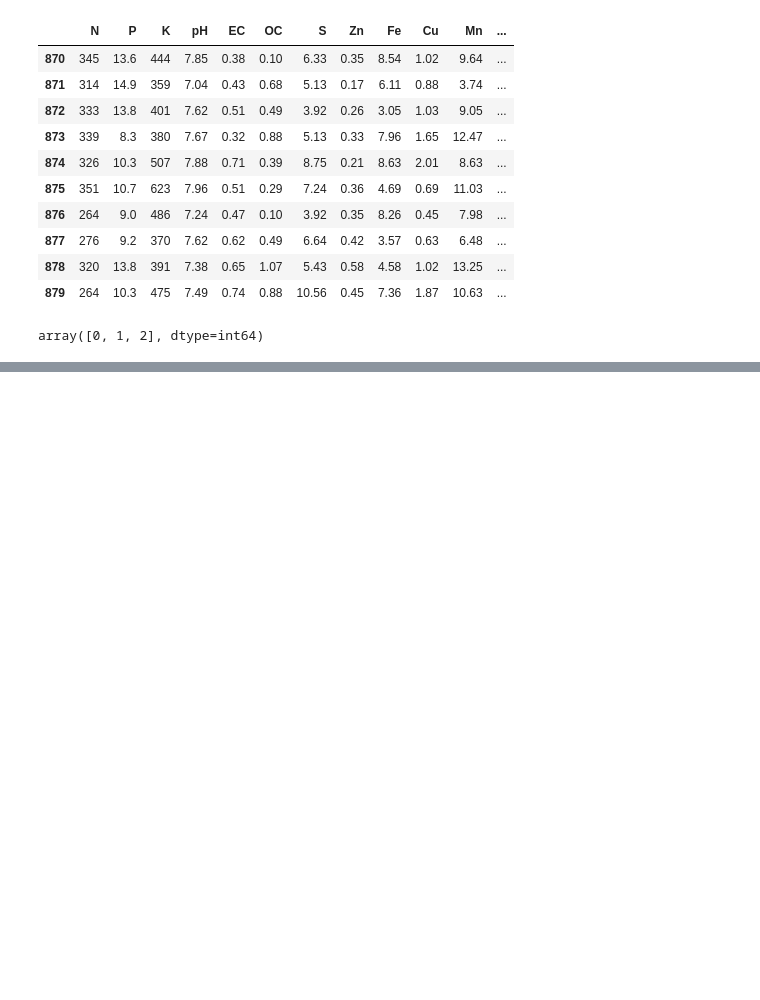
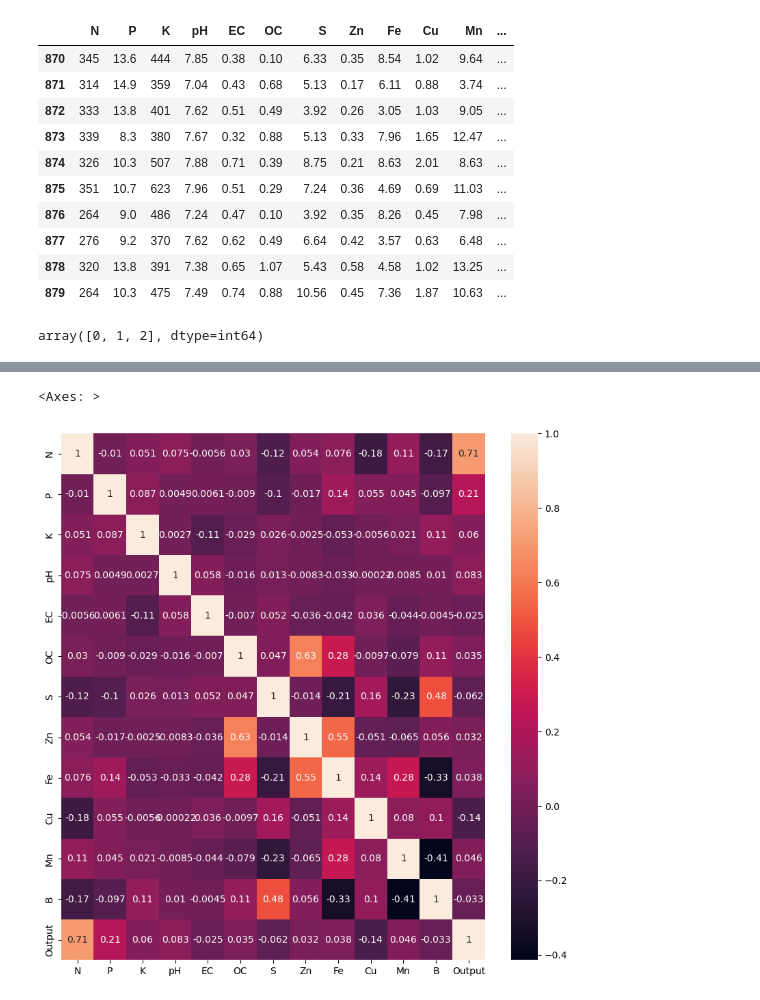
Before and after one commit to hameedalnaser/SuliHackthon, a Jupyter notebook: agri.ipynb, the cells around one changed output, grey strips where cells are left out. Saved outputs shown, nothing was run; the diff lists cells and outputs as text; code cells hidden in the pictures; blank space fills up the shorter version.

```diff
--- a/agri.ipynb
+++ b/agri.ipynb
@@ -59,0 +70,6 @@ array=[0. 0. 0. 0. 1. 0. 0. 0. 1. 0. 1. 0. 2. 0. 1. 0. 0. 1. 0. 0. 1. 0. 0. 1.
+# %%
+plt.figure(figsize=(10, 10))
+sns.heatmap(df.corr(),annot=True)
+# %% [output]
+<Axes: >
+[figure, added]
```
Also changed, not shown: parts of 6 cells of this notebook, 1 other file.
